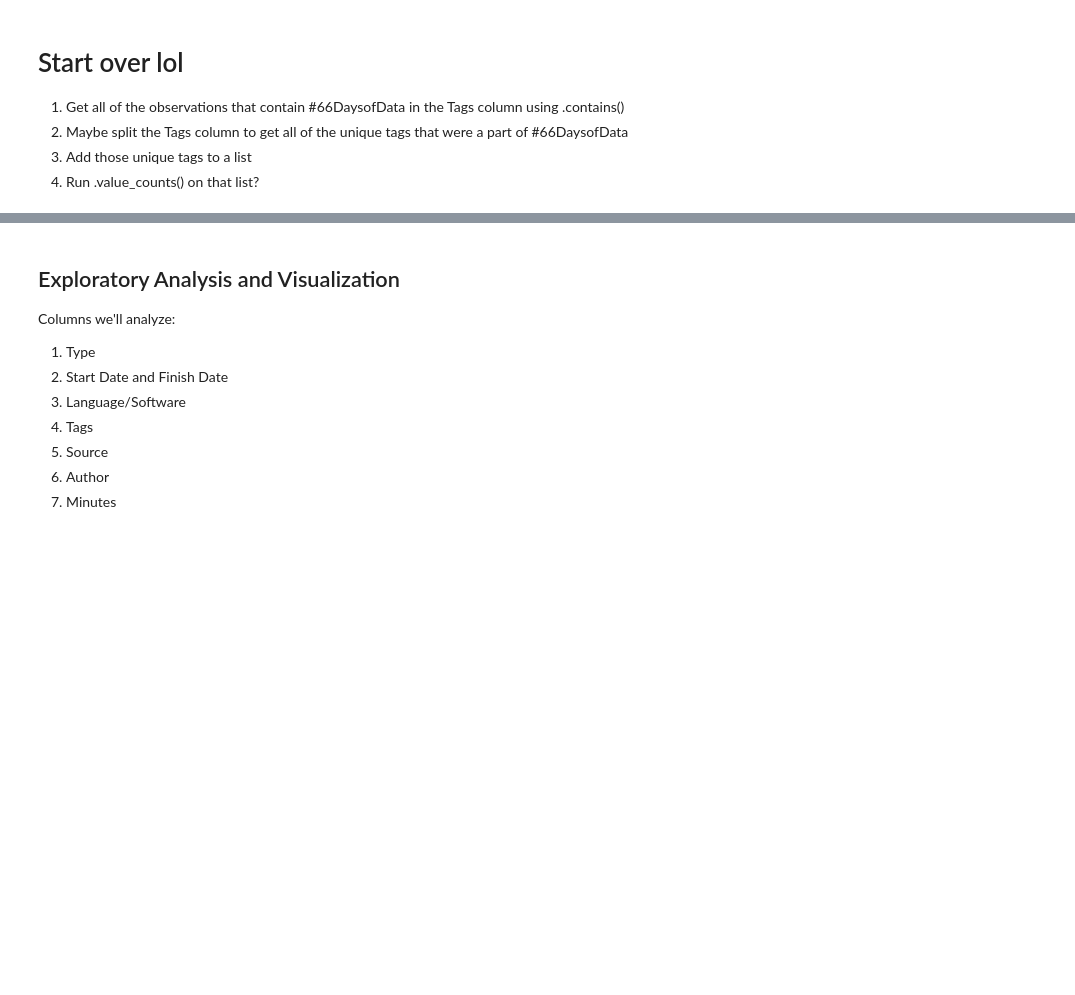
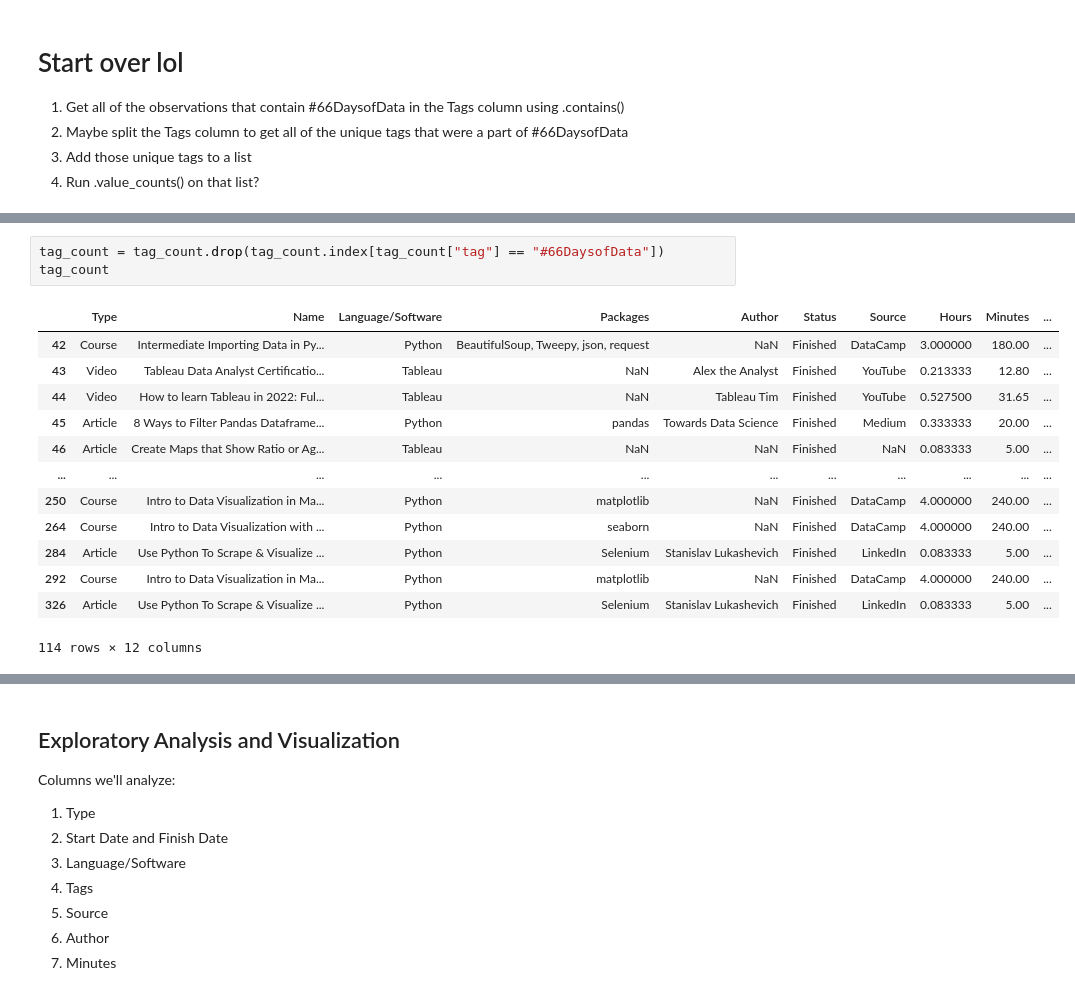
Before and after one commit to franco3x/Notion-66-Days-of-Data, a Jupyter notebook: Notion 66 Days of Data.ipynb, the cells around one changed output, grey strips where cells are left out. Saved outputs shown, nothing was run; the diff lists cells and outputs as text; blank space fills up the shorter version.

```diff
--- a/Notion 66 Days of Data.ipynb
+++ b/Notion 66 Days of Data.ipynb
@@ -638,0 +691,17 @@ array(['#66DaysofData, APIs, Importing Data, Python, Round1',
+# %%
+tag_count = tag_count.drop(tag_count.index[tag_count["tag"] == "#66DaysofData"])
+tag_count
+# %% [output]
+|  | Type | Name | Language/Software | Packages | Author | Status | Source | Hours | Minutes | ... |
+| 42 | Course | Intermediate Importing Data in Py... | Python | BeautifulSoup, Tweepy, json, request | NaN | Finished | DataCamp | 3.000000 | 180.00 | ... |
+| 43 | Video | Tableau Data Analyst Certificatio... | Tableau | NaN | Alex the Analyst | Finished | YouTube | 0.213333 | 12.80 | ... |
+| 44 | Video | How to learn Tableau in 2022: Ful... | Tableau | NaN | Tableau Tim | Finished | YouTube | 0.527500 | 31.65 | ... |
+| 45 | Article | 8 Ways to Filter Pandas Dataframe... | Python | pandas | Towards Data Science | Finished | Medium | 0.333333 | 20.00 | ... |
+| 46 | Article | Create Maps that Show Ratio or Ag... | Tableau | NaN | NaN | Finished | NaN | 0.083333 | 5.00 | ... |
+| ... | ... | ... | ... | ... | ... | ... | ... | ... | ... | ... |
+| 250 | Course | Intro to Data Visualization in Ma... | Python | matplotlib | NaN | Finished | DataCamp | 4.000000 | 240.00 | ... |
+| 264 | Course | Intro to Data Visualization with ... | Python | seaborn | NaN | Finished | DataCamp | 4.000000 | 240.00 | ... |
+| 284 | Article | Use Python To Scrape & Visualize ... | Python | Selenium | Stanislav Lukashevich | Finished | LinkedIn | 0.083333 | 5.00 | ... |
+| 292 | Course | Intro to Data Visualization in Ma... | Python | matplotlib | NaN | Finished | DataCamp | 4.000000 | 240.00 | ... |
+| 326 | Article | Use Python To Scrape & Visualize ... | Python | Selenium | Stanislav Lukashevich | Finished | LinkedIn | 0.083333 | 5.00 | ... |
+114 rows × 12 columns
```
Also changed, not shown: parts of 15 cells of this notebook.
